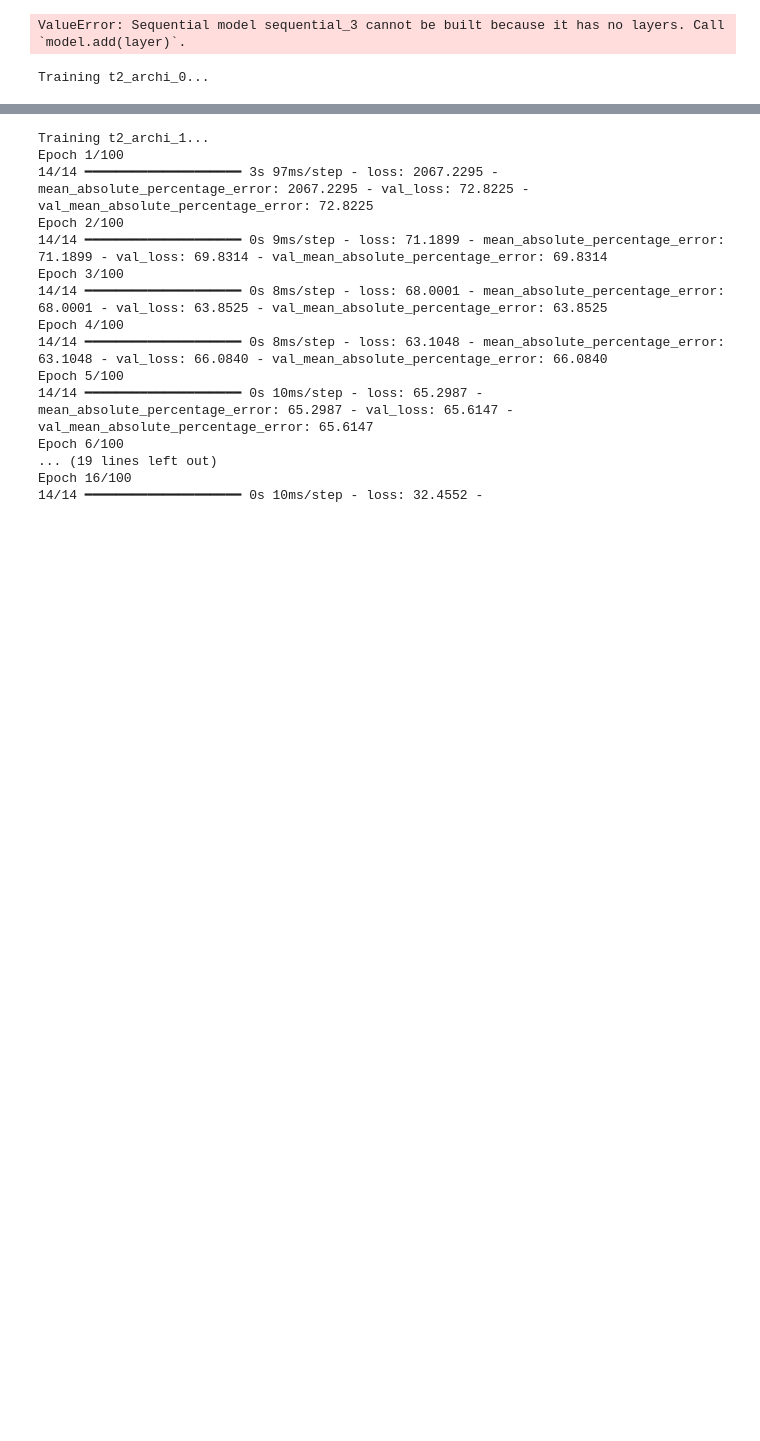
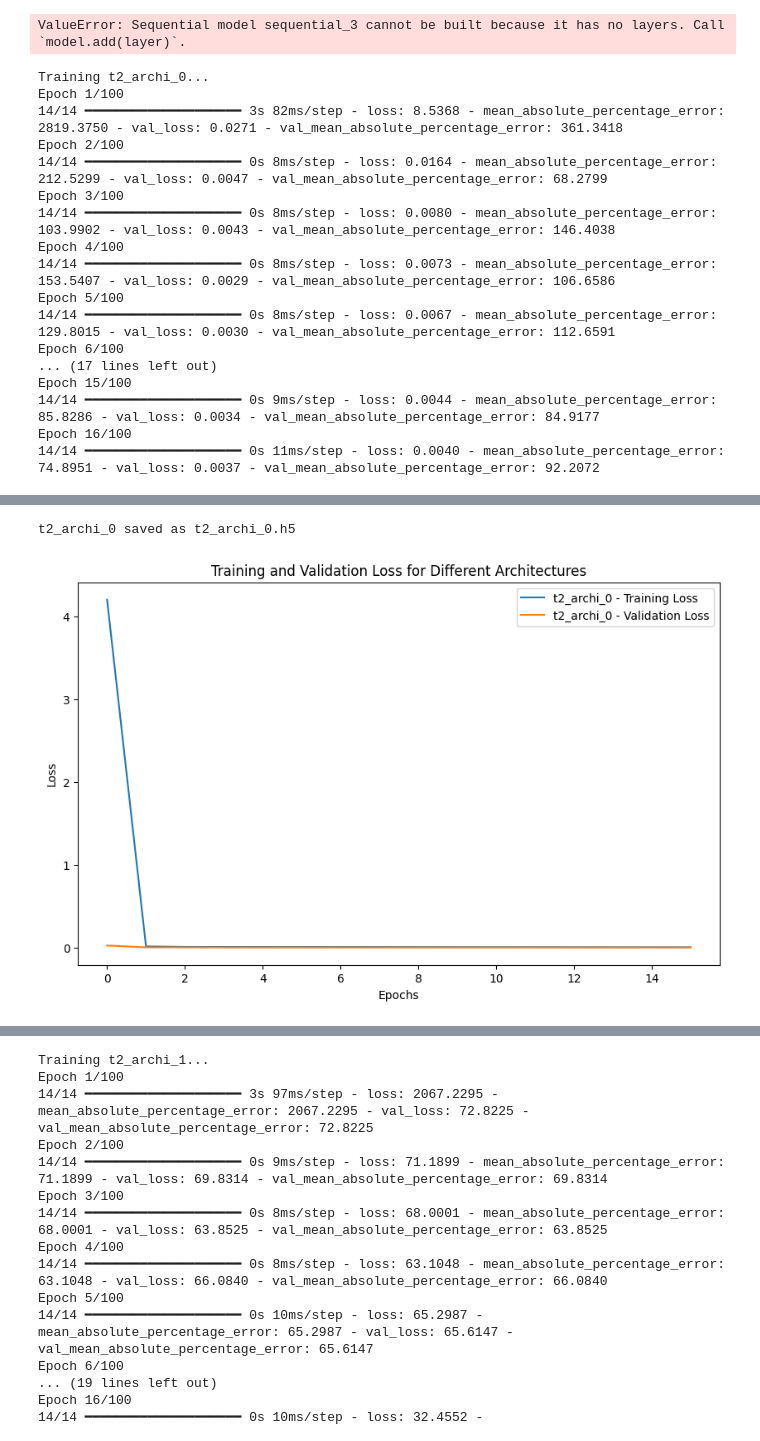
Before and after one commit to cddaaaa1/deep-learning-course, a Jupyter notebook: 02_CNN_Introduction.ipynb, the cells around one changed output, grey strips where cells are left out. Drawn from its saved outputs; the diff is of its cells as text; code cells hidden in the pictures; blank space fills up the shorter version.

```diff
--- a/02_CNN_Introduction.ipynb
+++ b/02_CNN_Introduction.ipynb
@@ -2431,30 +2431,48 @@ def t2_archi_0():
 
 
 # Collect results
-results = {}
+histories = {}
 architectures = {
     "t2_archi_0": t2_archi_0,
 }
 
 for name, model_fn in architectures.items():
-    train_mape, val_mape = create_and_train_model_t2(name, model_fn, epochs=100)
-    results[name] = {'train_mape': train_mape, 'val_mape': val_mape}
+    history = create_and_train_model_t2(name, model_fn, epochs=100)
+    histories[name] = history
 
-names = list(results.keys())
-train_mape = [results[name]['train_mape'] for name in names]
-val_mape = [results[name]['val_mape'] for name in names]
+# Plot Training and Validation Loss for each architecture
+plt.figure(figsize=(10, 6))
+for name, history in histories.items():
+    plt.plot(history.history['loss'], label=f'{name} - Training Loss')
+    plt.plot(history.history['val_loss'], label=f'{name} - Validation Loss')
 
-plt.bar(names, train_mape, label='Training MAPE', alpha=0.7)
-plt.bar(names, val_mape, label='Validation MAPE', alpha=0.7, bottom=train_mape)
-plt.ylabel('MAPE (%)')
-plt.title('Training and Validation MAPE for Different Architectures')
-plt.xticks(rotation=15)
+plt.xlabel('Epochs')
+plt.ylabel('Loss')
+plt.title('Training and Validation Loss for Different Architectures')
 plt.legend()
 plt.show()
 
 # Print detailed results
 print("\nDetailed Results:")
-for name, metrics in results.items():
-    print(f"{name}: Training MAPE = {metrics['train_mape']:.2f}%, Validation MAPE = {metrics['val_mape']:.2f}%")
+for name, history in histories.items():
+    train_loss = history.history['loss'][-1]
+    val_loss = history.history['val_loss'][-1]
+    print(f"{name}: Final Training Loss = {train_loss:.4f}, Final Validation Loss = {val_loss:.4f}")
 # %% [output]
 Training t2_archi_0...
+Epoch 1/100
+14/14 ━━━━━━━━━━━━━━━━━━━━ 3s 82ms/step - loss: 8.5368 - mean_absolute_percentage_error: 2819.3750 - val_loss: 0.0271 - val_mean_absolute_percentage_error: 361.3418
+Epoch 2/100
+14/14 ━━━━━━━━━━━━━━━━━━━━ 0s 8ms/step - loss: 0.0164 - mean_absolute_percentage_error: 212.5299 - val_loss: 0.0047 - val_mean_absolute_percentage_error: 68.2799
+Epoch 3/100
+14/14 ━━━━━━━━━━━━━━━━━━━━ 0s 8ms/step - loss: 0.0080 - mean_absolute_percentage_error: 103.9902 - val_loss: 0.0043 - val_mean_absolute_percentage_error: 146.4038
+Epoch 4/100
+14/14 ━━━━━━━━━━━━━━━━━━━━ 0s 8ms/step - loss: 0.0073 - mean_absolute_percentage_error: 153.5407 - val_loss: 0.0029 - val_mean_absolute_percentage_error: 106.6586
+Epoch 5/100
+14/14 ━━━━━━━━━━━━━━━━━━━━ 0s 8ms/step - loss: 0.0067 - mean_absolute_percentage_error: 129.8015 - val_loss: 0.0030 - val_mean_absolute_percentage_error: 112.6591
+Epoch 6/100
+... (17 lines left out)
+Epoch 15/100
+14/14 ━━━━━━━━━━━━━━━━━━━━ 0s 9ms/step - loss: 0.0044 - mean_absolute_percentage_error: 85.8286 - val_loss: 0.0034 - val_mean_absolute_percentage_error: 84.9177
+Epoch 16/100
+14/14 ━━━━━━━━━━━━━━━━━━━━ 0s 11ms/step - loss: 0.0040 - mean_absolute_percentage_error: 74.8951 - val_loss: 0.0037 - val_mean_absolute_percentage_error: 92.2072
@@ -2461,0 +2480,2 @@ NameError: name 'EarlyStopping' is not defined
+t2_archi_0 saved as t2_archi_0.h5
+[figure, added]
```
Also changed, not shown: parts of 24 cells of this notebook.
